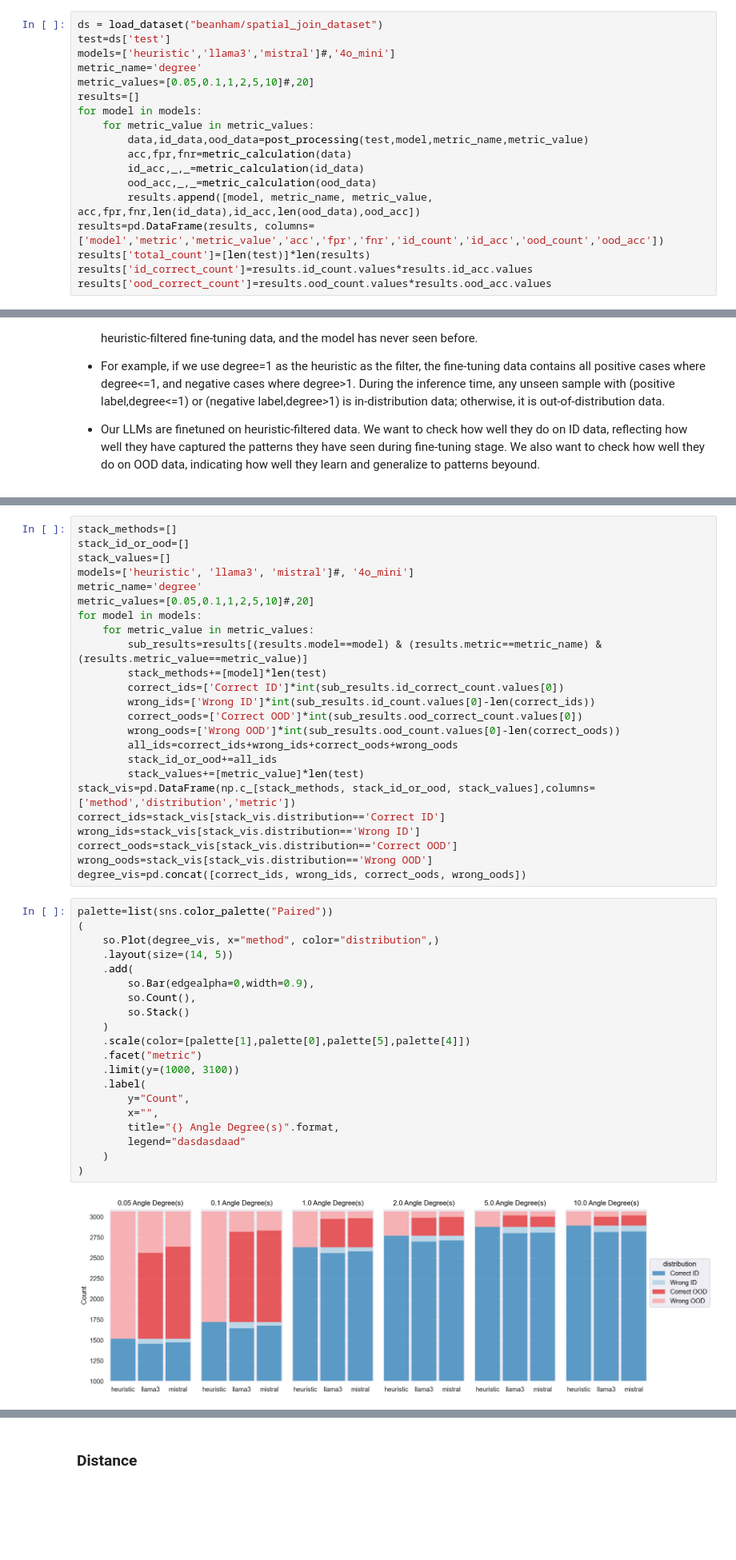
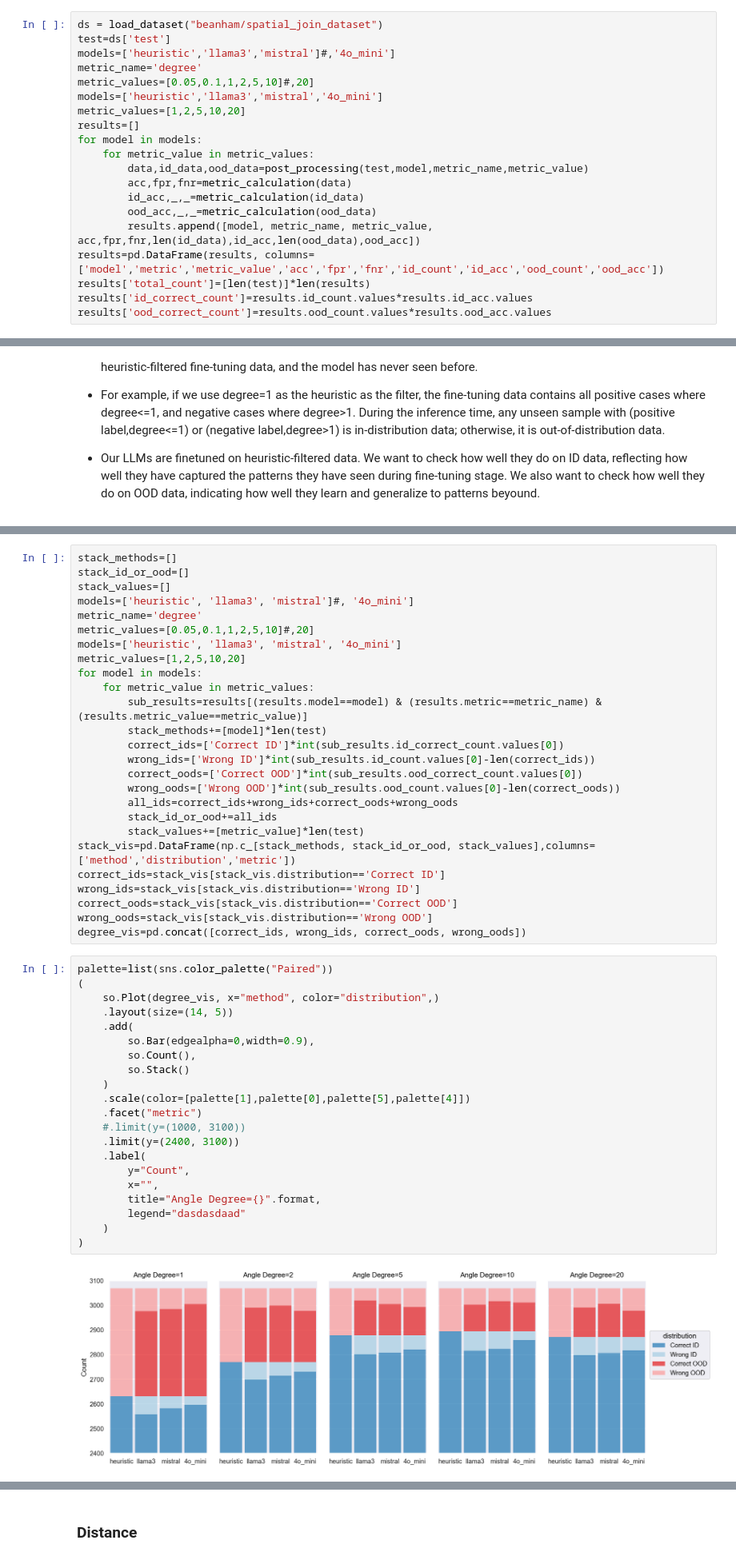
Before and after one commit to BeanHam/2024-spatial-data-integration, a Jupyter notebook: inference_results/inference_results.ipynb, the cells around one changed output, grey strips where cells are left out. Shown: that part at 80% size. Cells and saved outputs as stored; diff of their text form; blank space fills up the shorter version.

```diff
--- a/inference_results/inference_results.ipynb
+++ b/inference_results/inference_results.ipynb
@@ -59,6 +59,8 @@ test=ds['test']
 models=['heuristic','llama3','mistral']#,'4o_mini']
 metric_name='degree'
 metric_values=[0.05,0.1,1,2,5,10]#,20]
+models=['heuristic','llama3','mistral','4o_mini']
+metric_values=[1,2,5,10,20]
 results=[]
 for model in models:
     for metric_value in metric_values:
@@ -130,6 +132,8 @@ stack_values=[]
 models=['heuristic', 'llama3', 'mistral']#, '4o_mini']
 metric_name='degree'
 metric_values=[0.05,0.1,1,2,5,10]#,20]
+models=['heuristic', 'llama3', 'mistral', '4o_mini']
+metric_values=[1,2,5,10,20]
 for model in models:
     for metric_value in metric_values:
         sub_results=results[(results.model==model) & (results.metric==metric_name) & (results.metric_value==metric_value)]
@@ -150,25 +154,26 @@ degree_vis=pd.concat([correct_ids, wrong_ids, correct_oods, wrong_oods])
 # %%
 palette=list(sns.color_palette("Paired"))
 (
     so.Plot(degree_vis, x="method", color="distribution",)
     .layout(size=(14, 5))
     .add(
         so.Bar(edgealpha=0,width=0.9),
         so.Count(),
         so.Stack()
     )
     .scale(color=[palette[1],palette[0],palette[5],palette[4]])
     .facet("metric")
-    .limit(y=(1000, 3100))
+    #.limit(y=(1000, 3100))
+    .limit(y=(2400, 3100))
     .label(
         y="Count",
         x="",
-        title="{} Angle Degree(s)".format,
+        title="Angle Degree={}".format,
         legend="dasdasdaad"
     )
 )
 # %% [output]
-[figure, old version]
+[figure, new version]
 # %% [markdown]
 ### extreme case:
 - try 0.1 degree & see if the LLMs still can do well in the task.
```
Also changed, not shown: parts of 7 cells of this notebook.
